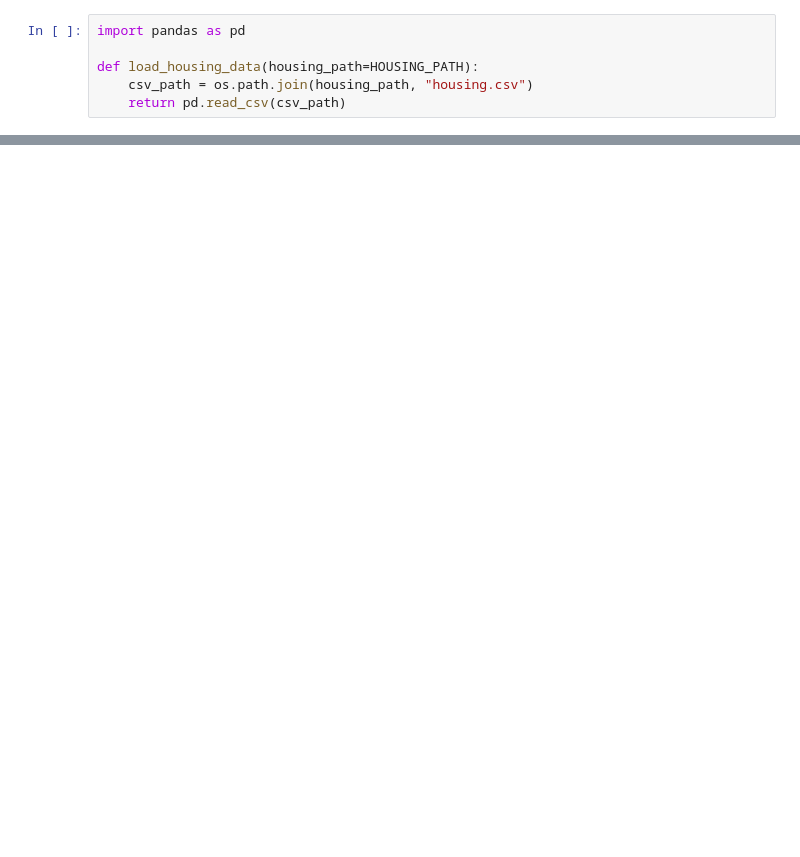
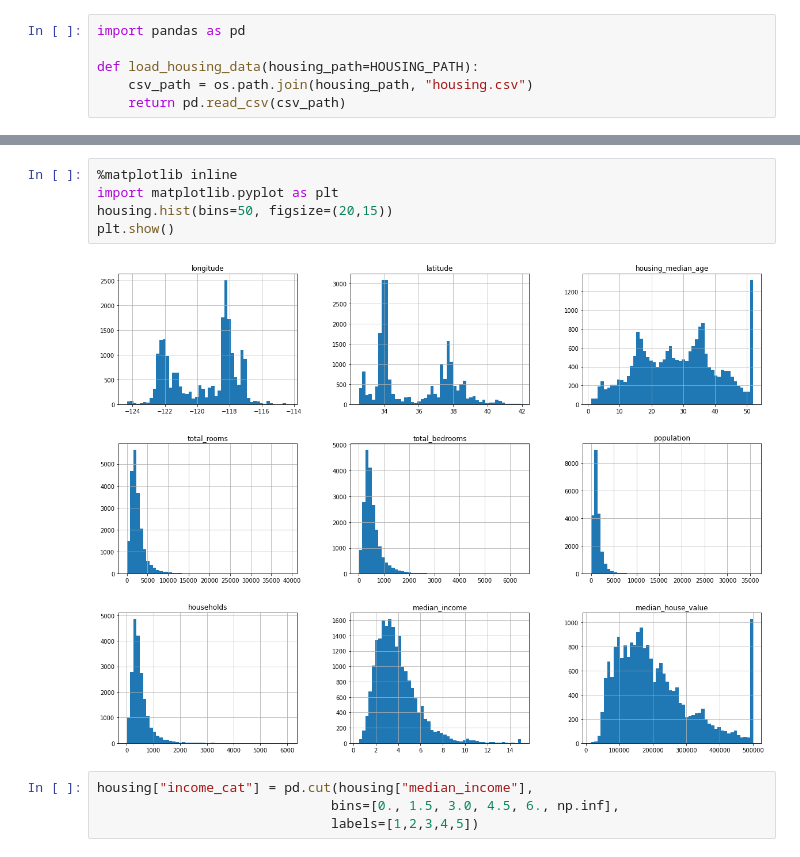
Before and after one commit to LucjanSakowicz/Snippets, a Jupyter notebook: AI/Uczenie maszynowe z użyciem Scikit-Learn i TensorFlow/uczem2/Untitled.ipynb, the cells around one changed output, grey strips where cells are left out. Drawn from its saved outputs; the diff is of its cells as text; blank space fills up the shorter version.

```diff
--- a/AI/Uczenie maszynowe z użyciem Scikit-Learn i TensorFlow/uczem2/Untitled.ipynb
+++ b/AI/Uczenie maszynowe z użyciem Scikit-Learn i TensorFlow/uczem2/Untitled.ipynb
@@ -38,0 +69,11 @@ housing.head()
+# %%
+%matplotlib inline
+import matplotlib.pyplot as plt
+housing.hist(bins=50, figsize=(20,15))
+plt.show()
+# %% [output]
+[figure, added]
+# %%
+housing["income_cat"] = pd.cut(housing["median_income"],
+                              bins=[0., 1.5, 3.0, 4.5, 6., np.inf],
+                              labels=[1,2,3,4,5])
```
Also changed, not shown: parts of 10 cells of this notebook.
